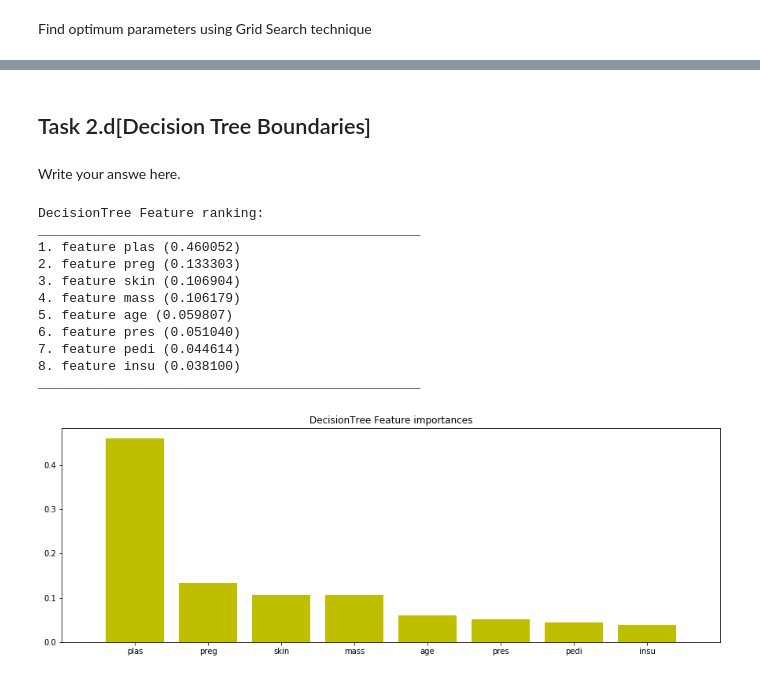
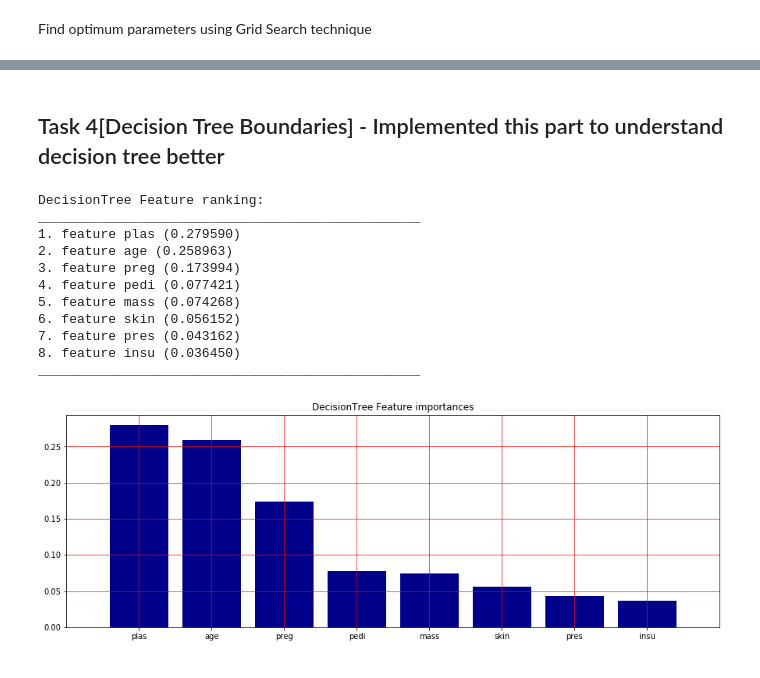
Before and after one commit to Aarif1430/CourseWork_2020, a Jupyter notebook: ECM445_CW_1/coursework1_template.ipynb, the cells around one changed output, grey strips where cells are left out. Drawn from its saved outputs; the diff is of its cells as text; code cells hidden in the pictures.

```diff
--- a/ECM445_CW_1/coursework1_template.ipynb
+++ b/ECM445_CW_1/coursework1_template.ipynb
@@ -36,10 +36,11 @@ dia_all.head(5)
 ## Seperate the inpout (attributes) from target (label)
 # %%
 from sklearn.utils import shuffle
+from IPython.display import HTML, display
 dia_all = shuffle(dia_all)
+dia_all['class'] = dia_all['class'].apply(lambda x: 1 if x == 'tested_positive' else 0)
 sourcevars = dia_all.iloc[:,:-1].astype(float) #all rows + all columns except the last one
 targetvar = dia_all.iloc[:,-1:] #all rows + only the last column
-targetvar['class'] = targetvar['class'].apply(lambda x: 1 if x == 'tested_positive' else 0)
 # %% [markdown]
 # Your answers
 Please clearly highlight each task.
@@ -170,5 +188,5 @@ print(gridsearch.best_score_)
 # %%
-tree = DecisionTreeClassifier(max_depth=6,max_features = 2, min_samples_split = 5, random_state=42)
+tree = DecisionTreeClassifier(max_depth=6,max_features = 2, min_samples_split = 4, random_state=23)
 tree.fit(X_train,y_train)
 print("Accuracy on training set: {:.3f}".format(tree.score(X_train,y_train)))
 print("Accuracy on test set: {:.3f}".format(tree.score(X_test,y_test)))
@@ -206,38 +437,37 @@ weighted avg       0.72      0.72      0.72       231
 # %% [markdown]
-## Task 2.d[Decision Tree Boundaries]
+## Task 4[Decision Tree Boundaries] - Implemented this part to understand decision tree better
-# %% [markdown]
-Write your answe here.
 # %%
 #Feature Importance DecisionTreeClassifier
 importance = tree.feature_importances_
 indices = np.argsort(importance)[::-1]
 feature = X_train
 feat_names = sourcevars.columns
 print("DecisionTree Feature ranking:")
 print('_________________________________________________')
 for f in range(feature.shape[1]):
     print("%d. feature %s (%f)" % (f + 1, feat_names[indices[f]], importance[indices[f]]))
 
 print('_________________________________________________')
 plt.figure(figsize=(15,5))
 plt.title("DecisionTree Feature importances")
-plt.bar(range(feature.shape[1]), importance[indices], color="y", align="center")
+plt.bar(range(feature.shape[1]), importance[indices], color='#00008B', align="center")
 plt.xticks(range(feature.shape[1]), list(feat_names[indices]))
 plt.xlim([-1, feature.shape[1]])
+plt.grid(True, linewidth=0.7, color='#ff0000', linestyle='-')
 plt.show()
 # %% [output]
 DecisionTree Feature ranking:
 _________________________________________________
-1. feature plas (0.460052)
-2. feature preg (0.133303)
-3. feature skin (0.106904)
-4. feature mass (0.106179)
-5. feature age (0.059807)
-6. feature pres (0.051040)
-7. feature pedi (0.044614)
-8. feature insu (0.038100)
+1. feature plas (0.279590)
+2. feature age (0.258963)
+3. feature preg (0.173994)
+4. feature pedi (0.077421)
+5. feature mass (0.074268)
+6. feature skin (0.056152)
+7. feature pres (0.043162)
+8. feature insu (0.036450)
 _________________________________________________
-[figure, old version]
+[figure, new version]
 # %%
 from sklearn.tree import export_graphviz
 import graphviz
```
Also changed, not shown: parts of 37 cells of this notebook.
